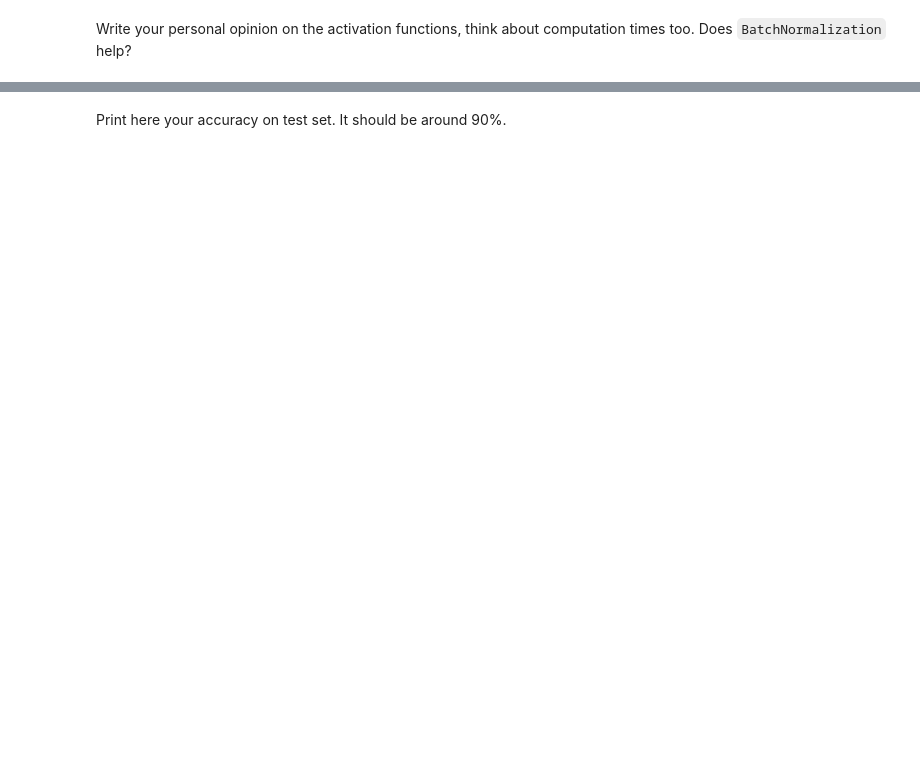
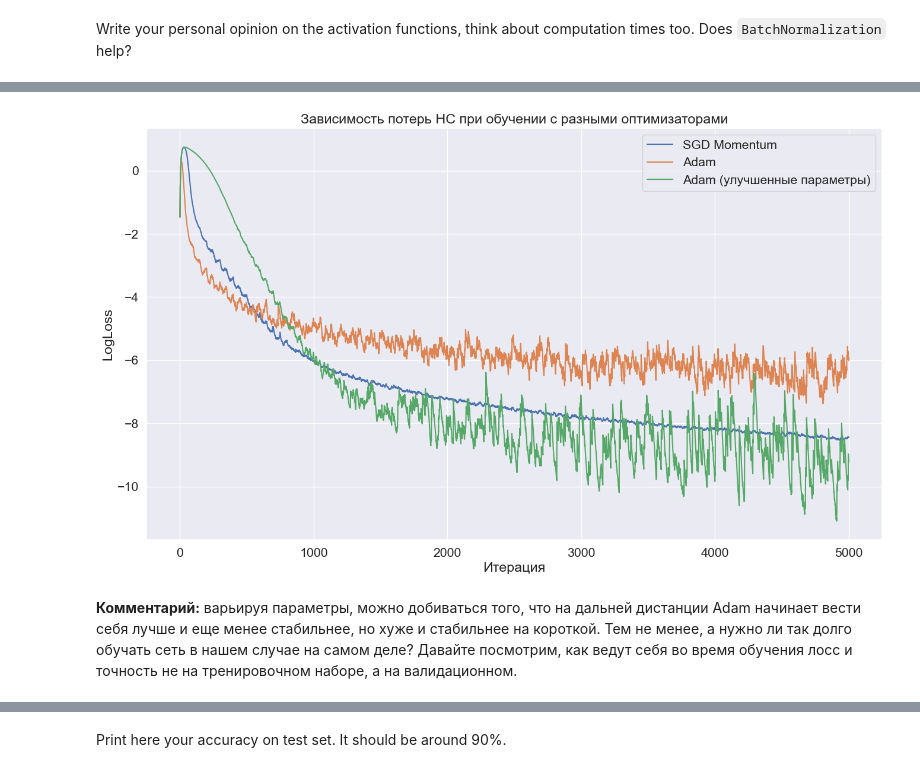
Before and after one commit to JulesIMF/ml-course, a Jupyter notebook: homeworks/assignment0_05_nn_from_scratch/main_notebook.ipynb, the cells around one changed output, grey strips where cells are left out. Drawn from its saved outputs; the diff is of its cells as text; code cells hidden in the pictures; blank space fills up the shorter version.

```diff
--- a/homeworks/assignment0_05_nn_from_scratch/main_notebook.ipynb
+++ b/homeworks/assignment0_05_nn_from_scratch/main_notebook.ipynb
@@ -266,0 +497,8 @@ Write your personal opinion on the activation functions, think about computation
+# %%
+optimizer_config_adam_2 = {'learning_rate': 5e-4, 'beta1': 0.7, 'beta2': 0.7, 'epsilon': 1e-6}
+optimizer_state_adam_2 = {}
+
+net_relu_adam_2, exec_relu_adam_2, loss_relu_adam_2 = train_network(net_relu_opt, "net_relu_adam_2", optimizer=adam_optimizer,
+                                                              optimizer_config=optimizer_config_adam_2, optimizer_state=optimizer_state_adam_2)
+print(f"\nFinal accuracy: {validate_network(net_relu_adam_2)}")
+print(f"\nTime elapsed: {exec_relu_adam_2}")
@@ -266,0 +510,14 @@ Write your personal opinion on the activation functions, think about computation
+# %%
+plt.figure(figsize=(16, 9))
+plt.title("Зависимость потерь НС при обучении с разными оптимизаторами")
+plt.ylabel("LogLoss")
+plt.xlabel("Итерация")
+plt.plot(preproc(loss_relu_sgd), label='SGD Momentum')
+plt.plot(preproc(loss_relu_adam), label='Adam')
+plt.plot(preproc(loss_relu_adam_2), label='Adam (улучшенные параметры)')
+plt.legend()
+plt.show()
+# %% [output]
+[figure, added]
+# %% [markdown]
+__Комментарий:__ варьируя параметры, можно добиваться того, что на дальней дистанции Adam начинает вести себя лучше и еще менее стабильнее, но хуже и стабильнее на короткой. Тем не менее, а нужно ли так долго обучать сеть в нашем случае на самом деле? Давайте посмотрим, как ведут себя во время обучения лосс и точность не на тренировочном наборе, а на валидационном.
```
Also changed, not shown: parts of 46 cells of this notebook, 3 other files.
